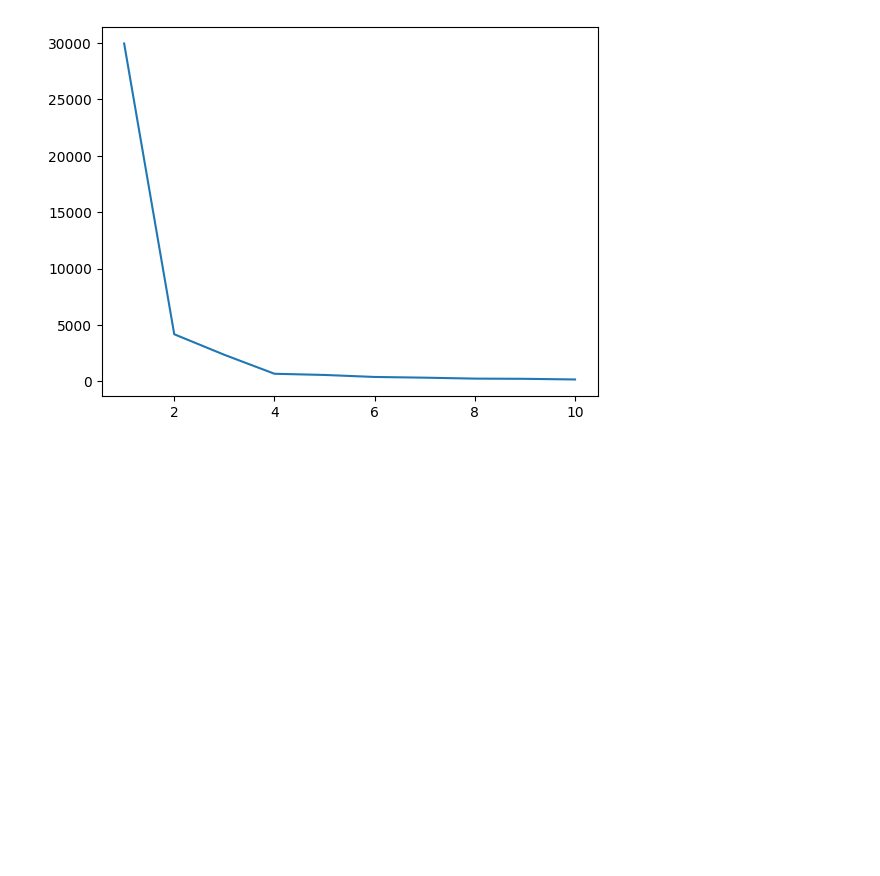
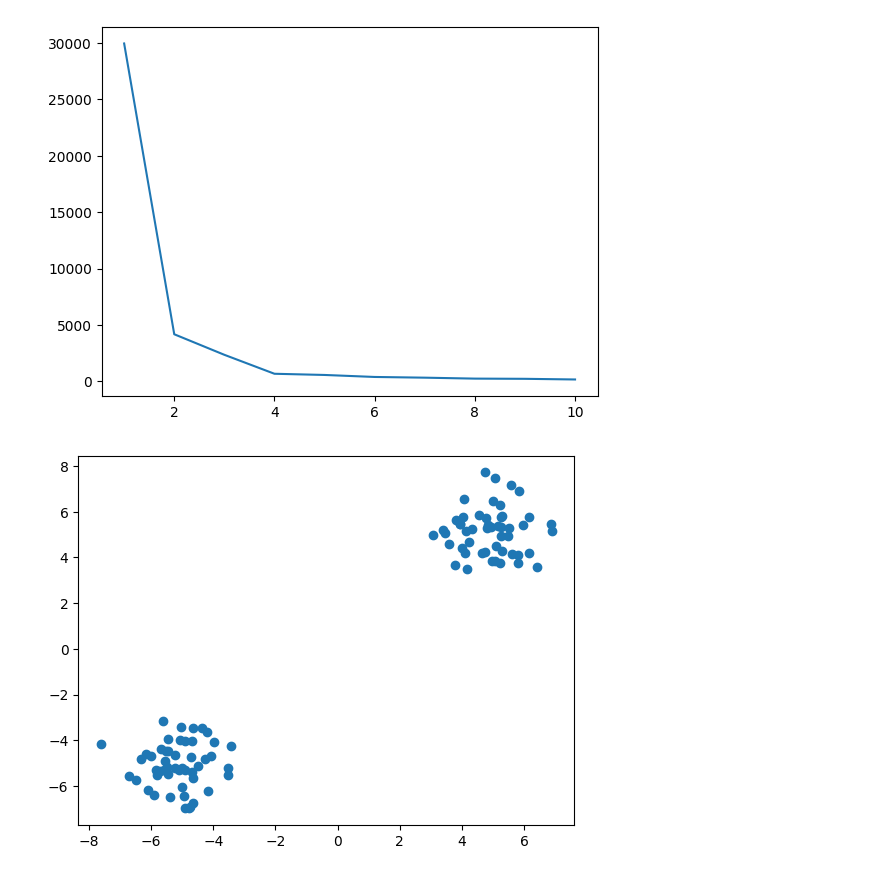
Before and after one commit to Aaaaddddyyyyyyyy/Machine-Learning-repo, a Jupyter notebook: K_means_clustering_algo.ipynb, the cells around one changed output. Saved outputs shown, nothing was run; the diff lists cells and outputs as text; code cells hidden in the pictures; blank space fills up the shorter version.

```diff
--- a/K_means_clustering_algo.ipynb
+++ b/K_means_clustering_algo.ipynb
@@ -42,0 +47,9 @@ for i in range(1,11):
+# %%
+centroids=[(-5,-5),(5,5)]
+cluster_std=[1,1]
+# %%
+X,y=make_blobs(n_samples=100,cluster_std=cluster_std,centers=centroids,n_features=2,random_state=42)
+plt.scatter(X[:,0],X[:,1])
+plt.show()
+# %% [output]
+[figure, added]
```
Also changed, not shown: parts of 1 cell of this notebook.
